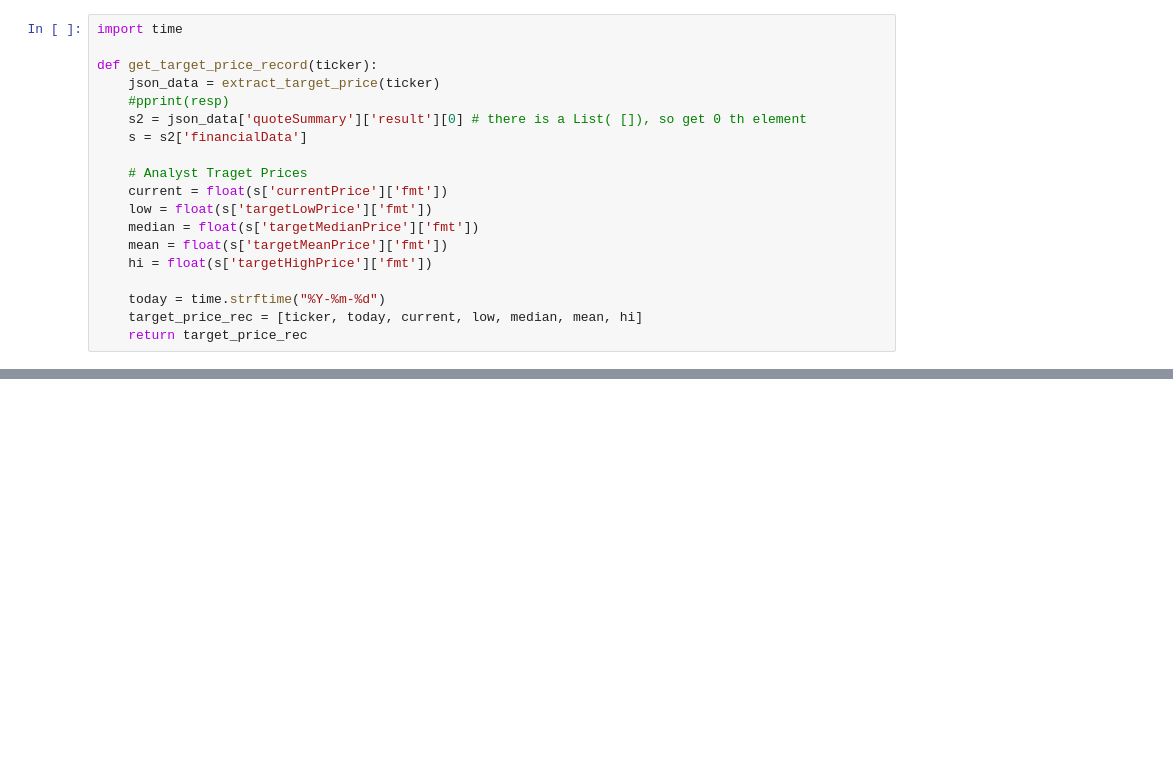
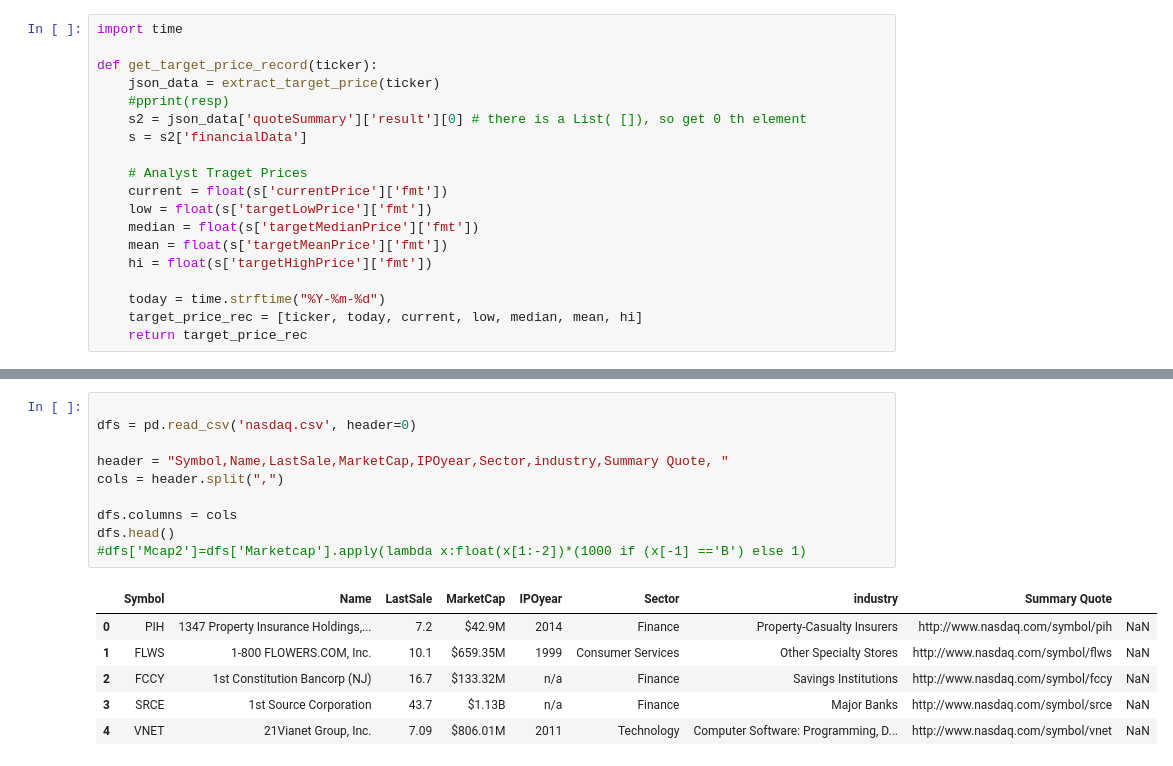
Before and after one commit to PostPCEra/Market_analysis, a Jupyter notebook: analyst_TargetPrice_extract.ipynb, the cells around one changed output, grey strips where cells are left out. Saved outputs shown, nothing was run; the diff lists cells and outputs as text; blank space fills up the shorter version.

```diff
--- a/analyst_TargetPrice_extract.ipynb
+++ b/analyst_TargetPrice_extract.ipynb
@@ -97,0 +123,17 @@ create_target_price_masterfile()
+# %%
+
+dfs = pd.read_csv('nasdaq.csv', header=0)
+
+header = "Symbol,Name,LastSale,MarketCap,IPOyear,Sector,industry,Summary Quote, "
+cols = header.split(",")
+
+dfs.columns = cols
+dfs.head()
+#dfs['Mcap2']=dfs['Marketcap'].apply(lambda x:float(x[1:-2])*(1000 if (x[-1] =='B') else 1)
+# %% [output]
+|  | Symbol | Name | LastSale | MarketCap | IPOyear | Sector | industry | Summary Quote |  |
+| 0 | PIH | 1347 Property Insurance Holdings,... | 7.2 | $42.9M | 2014 | Finance | Property-Casualty Insurers | http://www.nasdaq.com/symbol/pih | NaN |
+| 1 | FLWS | 1-800 FLOWERS.COM, Inc. | 10.1 | $659.35M | 1999 | Consumer Services | Other Specialty Stores | http://www.nasdaq.com/symbol/flws | NaN |
+| 2 | FCCY | 1st Constitution Bancorp (NJ) | 16.7 | $133.32M | n/a | Finance | Savings Institutions | http://www.nasdaq.com/symbol/fccy | NaN |
+| 3 | SRCE | 1st Source Corporation | 43.7 | $1.13B | n/a | Finance | Major Banks | http://www.nasdaq.com/symbol/srce | NaN |
+| 4 | VNET | 21Vianet Group, Inc. | 7.09 | $806.01M | 2011 | Technology | Computer Software: Programming, D... | http://www.nasdaq.com/symbol/vnet | NaN |
```
Also changed, not shown: parts of 6 cells of this notebook.
